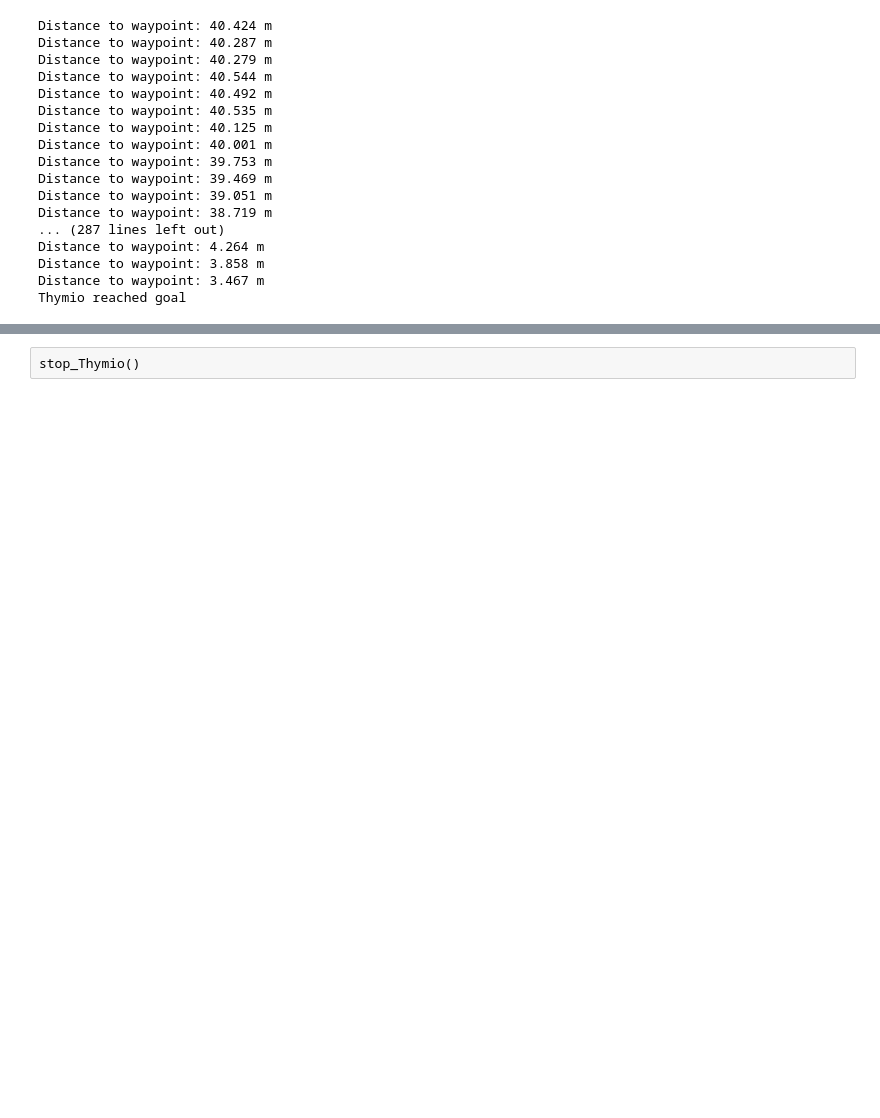
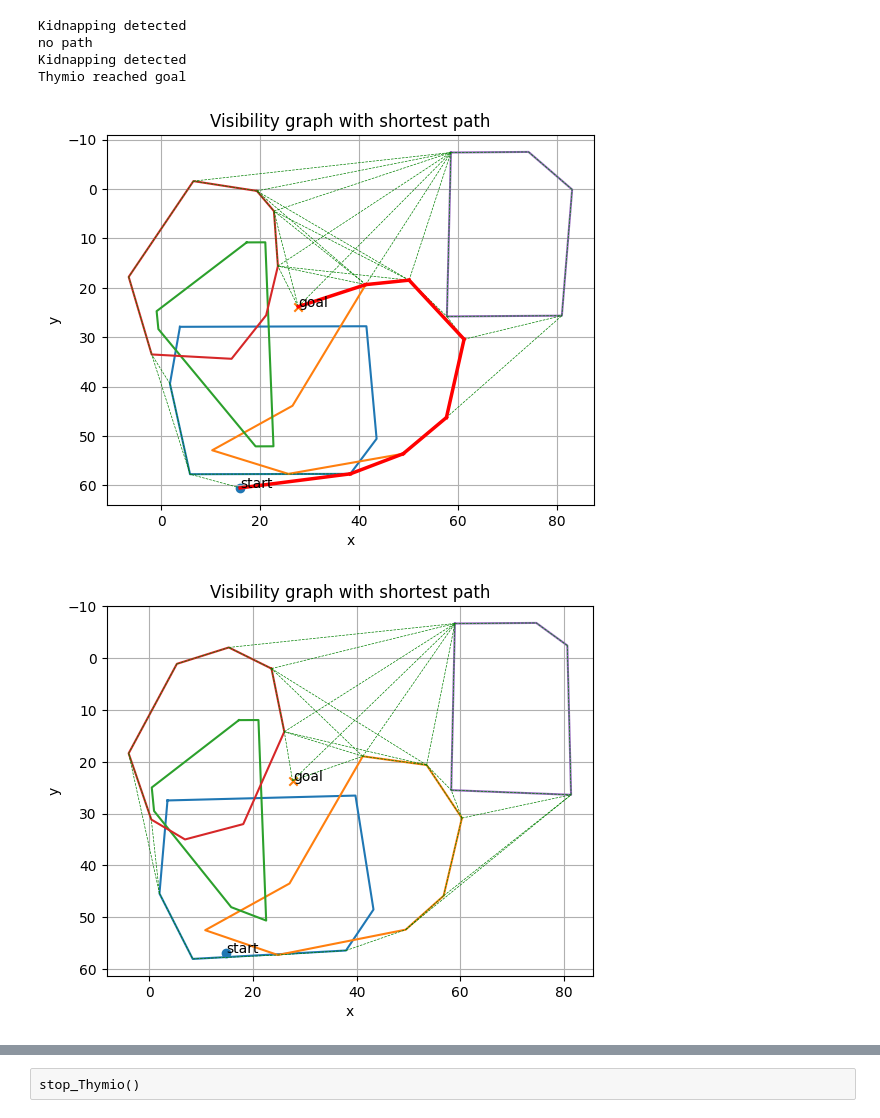
Before and after one commit to ittirath/Mobile-Robotics-Thymio-Project, a Jupyter notebook: BOMR_main_loop.ipynb, the cells around one changed output, grey strips where cells are left out. Saved outputs shown, nothing was run; the diff lists cells and outputs as text; code cells hidden in the pictures; blank space fills up the shorter version.

Commit message:
corrected scaling, working on kalman, not yet local nav

```diff
--- a/BOMR_main_loop.ipynb
+++ b/BOMR_main_loop.ipynb
@@ -48,18 +62,4 @@ apply_motor_commands(10, -10) # turns CCW
 # %%
-import warnings
-import time
-
-import numpy as np
-import cv2
-import matplotlib.pyplot as plt
-
-from global_variables import *
-from computer_vision import *
-from kalman import *
-from global_navigation import *
-from local_navigation import *
-from motion_control import *
-
 cap = cv2.VideoCapture(0)
 if not cap.isOpened():
     print("Could not open webcam")
@@ -89,9 +89,11 @@ while True:
                 break
             continue  # wait for a usable frame
 
-        waypoints = get_global_path(thymio_start, goal, polygons_real_world, plot=False)
+
+        waypoints = get_global_path(thymio_start, goal, polygons_real_world, plot=True)
         if waypoints is None:
             # no path found → stop and wait
+            print("no path")
             apply_motor_commands(0, 0)
             cv2.imshow("Feed", frame)
             if cv2.waitKey(1) & 0xFF == ord('q'):
@@ -151,7 +153,7 @@ while True:
         y_diff = waypoints[1,waypoint_index] - X[1]
         dist_to_waypoint = np.linalg.norm([x_diff, y_diff])
 
-        print(f"Distance to waypoint: {dist_to_waypoint:.3f} m") # debug
+        #print(f"Distance to waypoint: {dist_to_waypoint:.3f} m") # debug
 
         if dist_to_waypoint < eps_d:
             apply_motor_commands(0,0)
@@ -162,46 +164,35 @@ while True:
         else:
             #apply_motor_commands(FORWARD_SPEED, FORWARD_SPEED) # move forward
             v_r, v_l = forward_P_regulator( X, waypoints[:, waypoint_index], FORWARD_SPEED)
             apply_motor_commands(v_r, v_l)
 
     elif state == "LOCAL_NAVIGATION":
         # v_r_motor, v_l_motor = get_motor_speeds()
         # X, P = update_EKF(v_r_motor, v_l_motor, X, P, frame)
         # X_array.append(X)
 
         # local nav
         # if no obstacle switch to GLOBAL_NAVIGATION
         pass
 
     if waypoints is not None and homography is not None:
         draw_global_path(frame, homography, waypoints)
 
     cv2.imshow("Feed", frame)
     if cv2.waitKey(1) & 0xFF == ord('q'):
         break
 
     elapsed = time.time() - current_time
     if elapsed < dt:
         time.sleep(dt - elapsed)
 
 print("Thymio reached goal")
 cap.release()
 cv2.destroyAllWindows()
 # %% [output]
-Distance to waypoint: 40.424 m
-Distance to waypoint: 40.287 m
-Distance to waypoint: 40.279 m
-Distance to waypoint: 40.544 m
-Distance to waypoint: 40.492 m
-Distance to waypoint: 40.535 m
-Distance to waypoint: 40.125 m
-Distance to waypoint: 40.001 m
-Distance to waypoint: 39.753 m
-Distance to waypoint: 39.469 m
-Distance to waypoint: 39.051 m
-Distance to waypoint: 38.719 m
-... (287 lines left out)
-Distance to waypoint: 4.264 m
-Distance to waypoint: 3.858 m
-Distance to waypoint: 3.467 m
+Kidnapping detected
+no path
+Kidnapping detected
 Thymio reached goal
+[figure, added]
+[figure, added]
```
Also changed, not shown: parts of 2 cells of this notebook, 4 other files.
